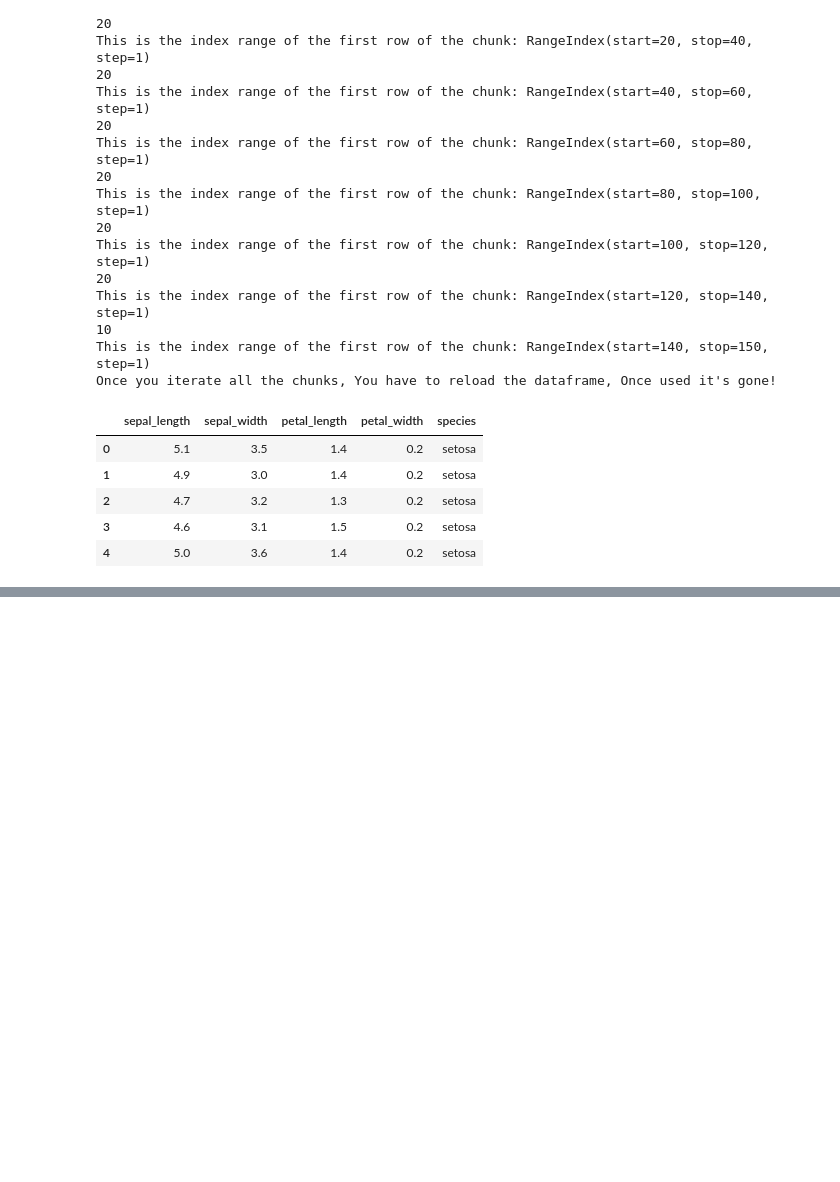
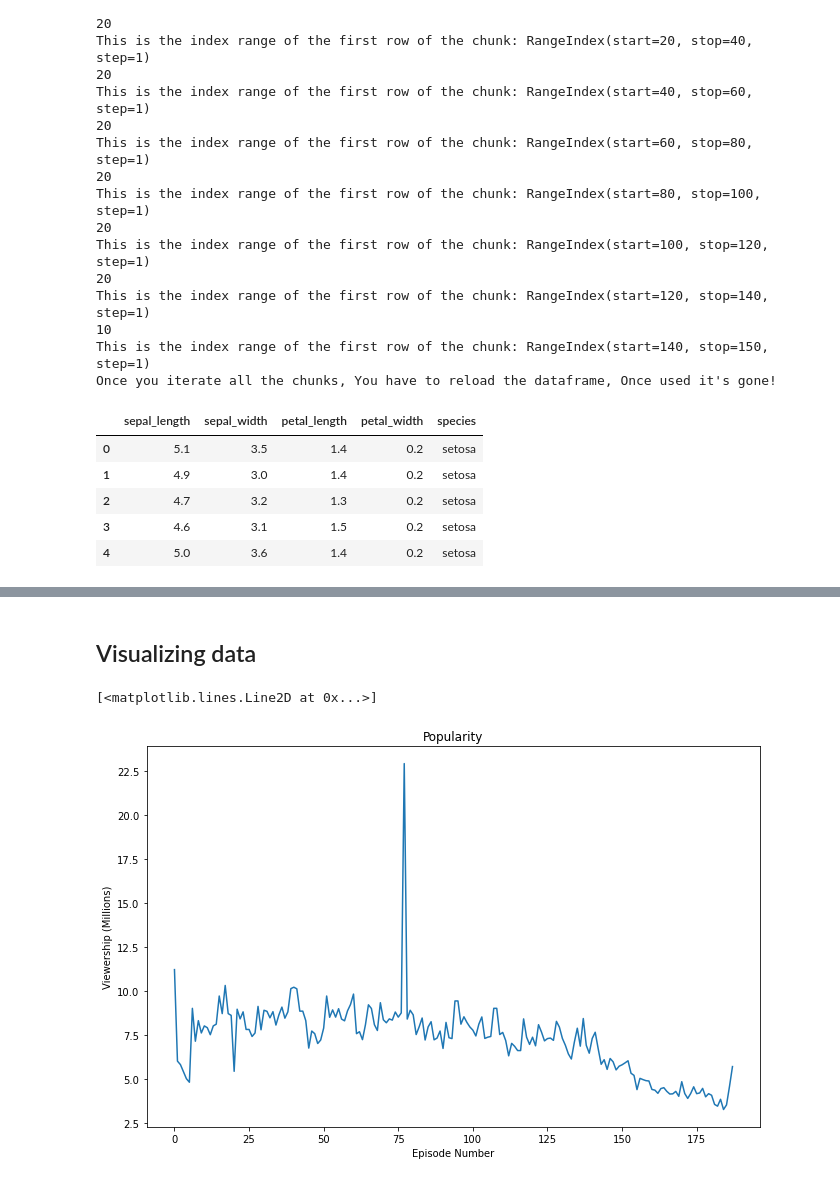
Before and after one commit to zqngetsu96/DataInsight_Assignments_and_projects, a Jupyter notebook: Importing, visualizing and cleaning data in python/Import, Clean and visualize your Data.ipynb, the cells around one changed output, grey strips where cells are left out. Saved outputs shown, nothing was run; the diff lists cells and outputs as text; code cells hidden in the pictures; blank space fills up the shorter version.

```diff
--- a/Importing, visualizing and cleaning data in python/Import, Clean and visualize your Data.ipynb
+++ b/Importing, visualizing and cleaning data in python/Import, Clean and visualize your Data.ipynb
@@ -62,0 +196,13 @@ new_df.head()
+# %% [markdown]
+## Visualizing data
+# %%
+data = pd.read_csv('office_episodes.csv')
+fig = plt.figure(figsize=(11,7))
+plt.title("Popularity")
+plt.xlabel('Episode Number')
+plt.ylabel('Viewership (Millions)')
+plt.plot(data['episode_number'], data['viewership_mil'])
+#plt.show
+# %% [output]
+[<matplotlib.lines.Line2D at 0x...>]
+[figure, added]
```
Also changed, not shown: parts of 17 cells of this notebook, 2 other files.
